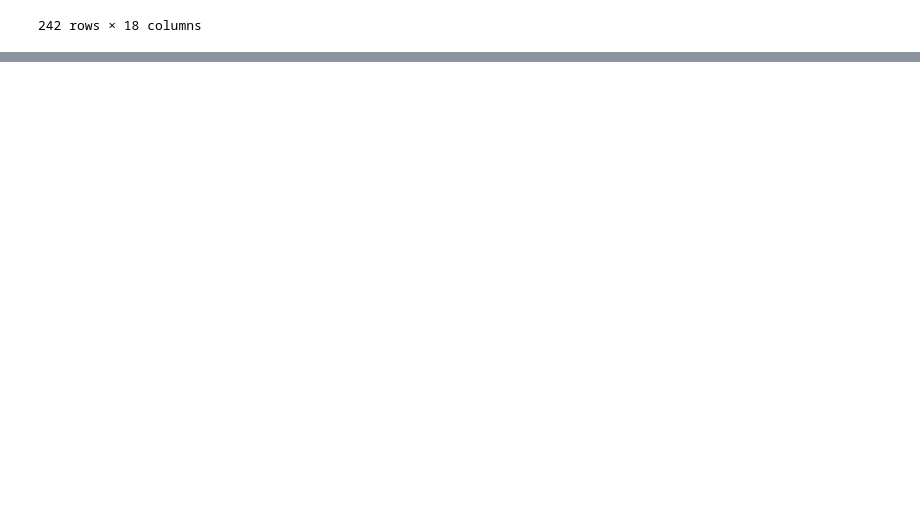
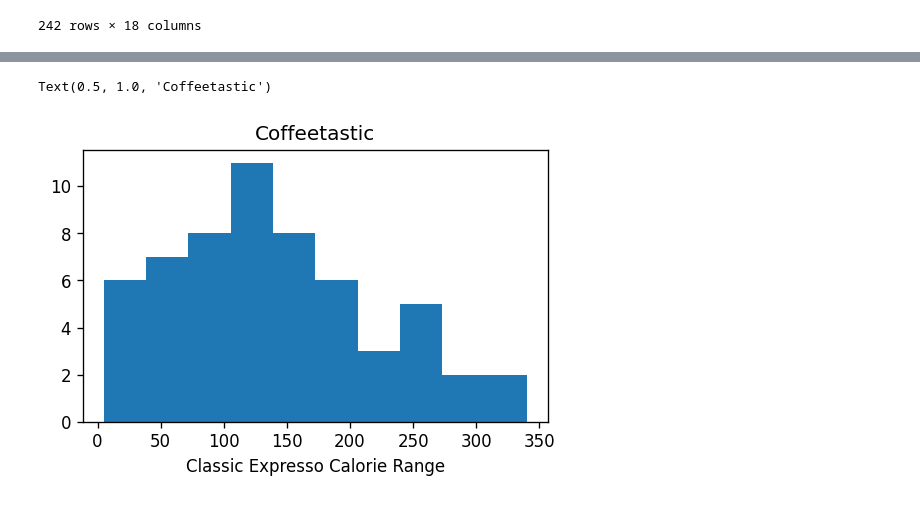
Before and after one commit to JaneHoggData/Code-Clan-Homework-Jane-Hogg, a Jupyter notebook: week_12/day_2_homework/4_homework/python_homeworkjanehogg.ipynb, the cells around one changed output, grey strips where cells are left out. Cells and saved outputs as stored; diff of their text form; code cells hidden in the pictures; blank space fills up the shorter version.

```diff
--- a/week_12/day_2_homework/4_homework/python_homeworkjanehogg.ipynb
+++ b/week_12/day_2_homework/4_homework/python_homeworkjanehogg.ipynb
@@ -23,0 +127,3 @@ drinks_content
+# %%
+drinks = drinks_content.loc[:, ["Beverage_category", "Beverage", "Beverage_prep", "Calories"]].copy()
+drinks
@@ -23,0 +196,2 @@ drinks_content
+# %%
+classic_expresso = drinks.loc [drinks["Beverage_category"] == "Classic Espresso Drinks"]
@@ -23,0 +236,4 @@ drinks_content
+# %%
+plt.rcParams['figure.figsize'] = [5, 3]
+plt.rcParams['figure.dpi'] = 120
+plt.rcParams['font.size'] = 10
@@ -23,0 +265,7 @@ drinks_content
+# %%
+plt.hist (x = "Calories", data = classic_expresso)
+plt.xlabel('Classic Expresso Calorie Range')
+plt.title("Coffeetastic")
+# %% [output]
+Text(0.5, 1.0, 'Coffeetastic')
+[figure, added]
```
Also changed, not shown: parts of 31 cells of this notebook.
